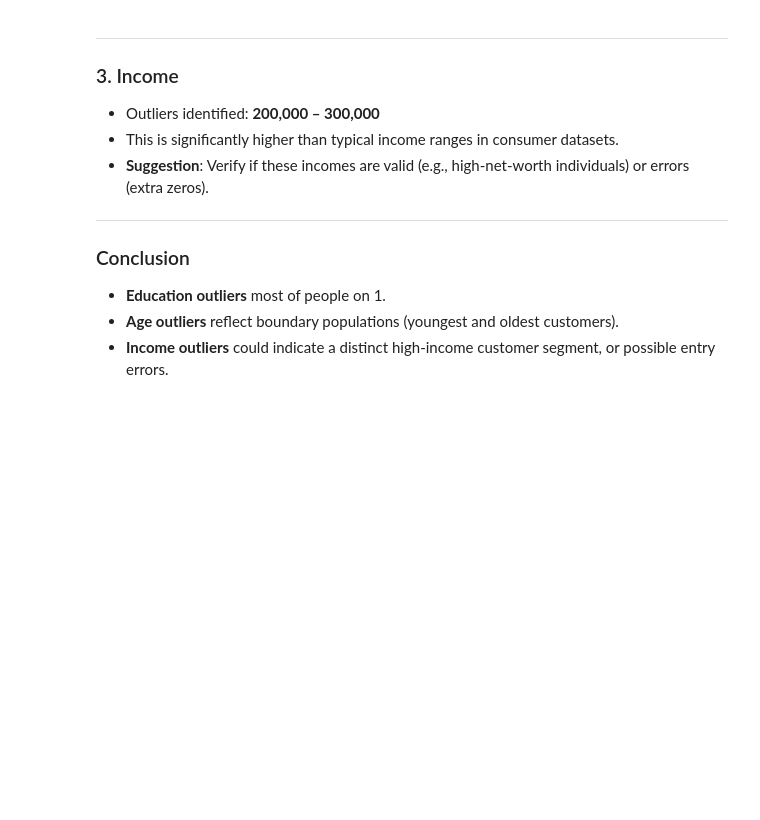
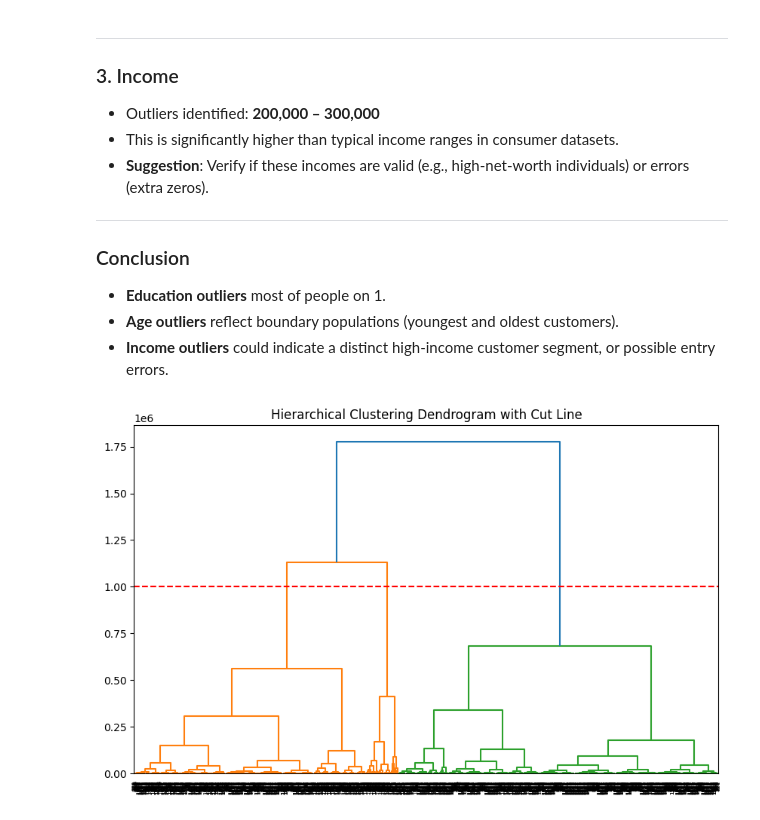
Before and after one commit to youssefelzahar/choc_factor, a Jupyter notebook: notebook.ipynb, the cells around one changed output. Drawn from its saved outputs; the diff is of its cells as text; code cells hidden in the pictures; blank space fills up the shorter version.

```diff
--- a/notebook.ipynb
+++ b/notebook.ipynb
@@ -199,3 +202,19 @@ We identified potential outliers in three variables:
 - **Education outliers** most of people on 1.
 - **Age outliers** reflect boundary populations (youngest and oldest customers).
 - **Income outliers** could indicate a distinct high-income customer segment, or possible entry errors.
+# %%
+
+
+linked = linkage(seg_data, method='ward')
+
+plt.figure(figsize=(10, 6))
+dendrogram(linked,
+           orientation='top',
+           distance_sort='descending',
+           show_leaf_counts=True)
+
+plt.axhline(y=1e6, color='red', linestyle='--')
+plt.title("Hierarchical Clustering Dendrogram with Cut Line")
+plt.show()
+# %% [output]
+[figure, added]
```
Also changed, not shown: parts of 32 cells of this notebook, 4 other files.
